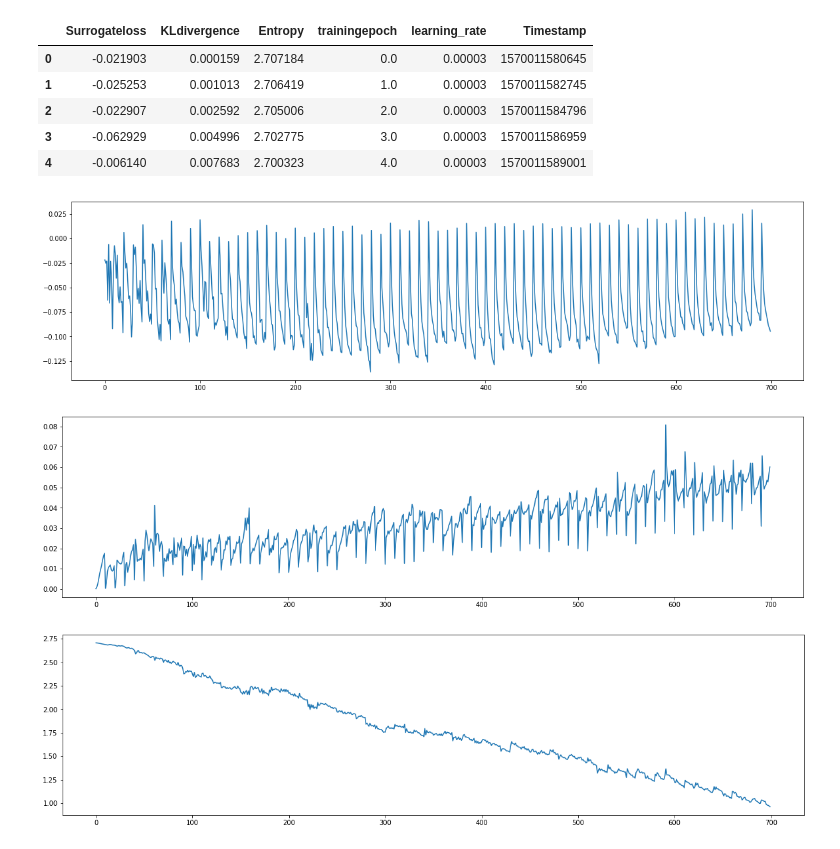
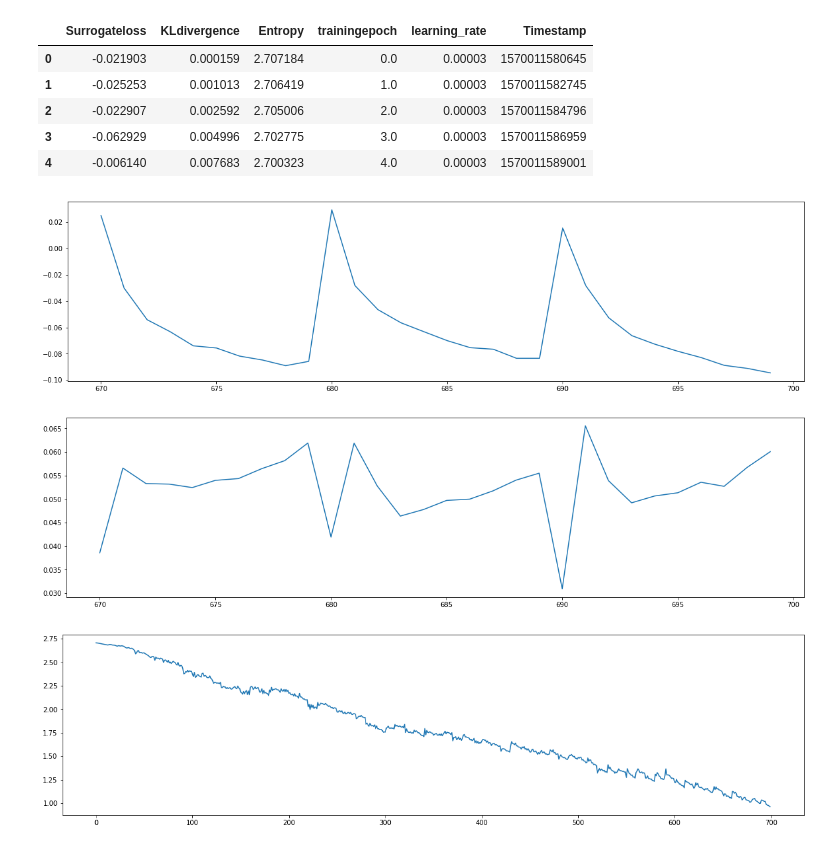
Before and after one commit to deeplearning-itba/aws-deep-racer, a Jupyter notebook: speedracer-training.ipynb, the cells around one changed output. Saved outputs shown, nothing was run; the diff lists cells and outputs as text; code cells hidden in the pictures.

```diff
--- a/speedracer-training.ipynb
+++ b/speedracer-training.ipynb
@@ -129,16 +132,16 @@ Policy_Training_df.head()
 | 4 | -0.006140 | 0.007683 | 2.700323 | 4.0 | 0.00003 | 1570011589001 |
 # %%
 plt.figure(figsize=(20,5))
-plt.plot(Policy_Training_df['Surrogateloss'])
+plt.plot(Policy_Training_df['Surrogateloss'][-30:])
 plt.show()
 # %% [output]
-[figure, old version]
+[figure, new version]
 # %%
 plt.figure(figsize=(20,5))
-plt.plot(Policy_Training_df['KLdivergence'])
+plt.plot(Policy_Training_df['KLdivergence'][-30:])
 plt.show()
 # %% [output]
-[figure, old version]
+[figure, new version]
 # %%
 plt.figure(figsize=(20,5))
 plt.plot(Policy_Training_df['Entropy'])
```
Also changed, not shown: parts of 1 cell of this notebook, 8 other files.
